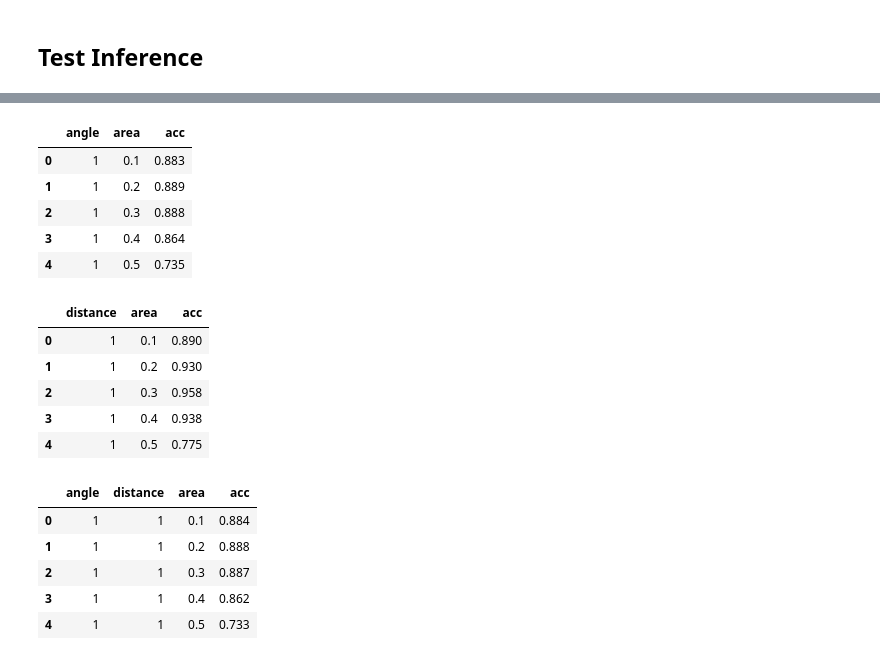
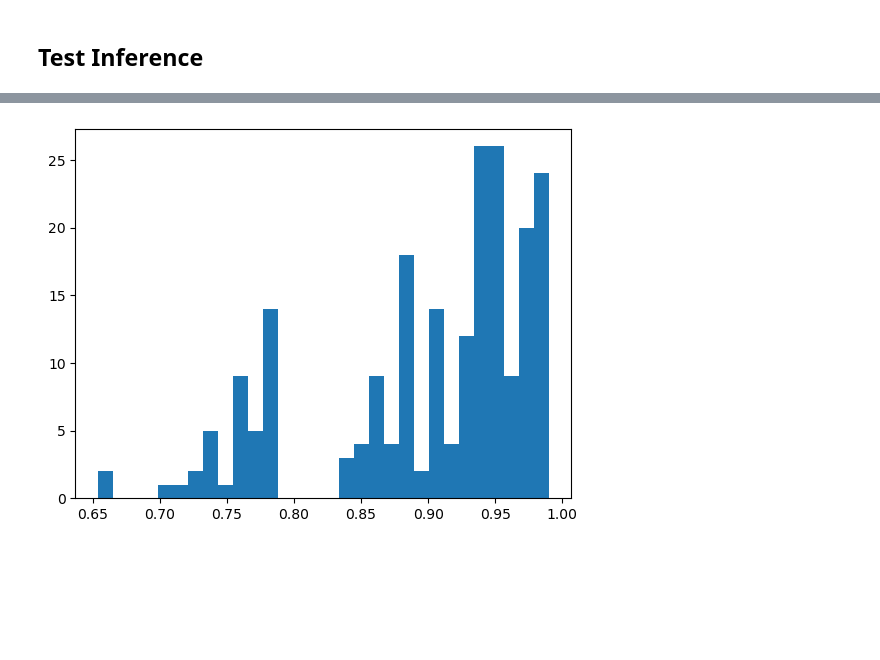
Before and after one commit to BeanHam/2024-spatial-data-integration, a Jupyter notebook: join_task/inference_results/heuristics.ipynb, the cells around one changed output, grey strips where cells are left out. Cells and saved outputs as stored; diff of their text form; code cells hidden in the pictures; blank space fills up the shorter version.

```diff
--- a/join_task/inference_results/heuristics.ipynb
+++ b/join_task/inference_results/heuristics.ipynb
@@ -315,5 +207,4 @@ accuracy=[]
 for a,d in combs:
     pred=(np.array(test['min_euc_dist'])>=d)&(np.array(test['min_angle'])<=a)
     accuracy.append([a,d,accuracy_score(test_gt, pred)])
-accuracy_comb1=pd.DataFrame(accuracy,columns=['angle','distance','acc'])
-accuracy_comb1.head()
+angle_distance=pd.DataFrame(accuracy,columns=['angle','distance','acc'])
@@ -334,15 +218,7 @@ accuracy=[]
 for a,m in combs:
     pred=(np.array(test['max_area'])>=m)&(np.array(test['min_angle'])<=a)
     accuracy.append([a,m,accuracy_score(test_gt, pred)])
-accuracy_comb2=pd.DataFrame(accuracy,columns=['angle','area','acc'])
-accuracy_comb2.head()
+angle_area=pd.DataFrame(accuracy,columns=['angle','area','acc'])
-# %% [output]
-|  | angle | area | acc |
-| 0 | 1 | 0.1 | 0.883 |
-| 1 | 1 | 0.2 | 0.889 |
-| 2 | 1 | 0.3 | 0.888 |
-| 3 | 1 | 0.4 | 0.864 |
-| 4 | 1 | 0.5 | 0.735 |
 # %%
 ## combination (dist, area)
 distances=[1,2,3,4,5]
@@ -353,15 +229,7 @@ accuracy=[]
 for d,m in combs:
     pred=(np.array(test['max_area'])>=m)&(np.array(test['min_euc_dist'])>=d)
     accuracy.append([d,m,accuracy_score(test_gt, pred)])
-accuracy_comb3=pd.DataFrame(accuracy,columns=['distance','area','acc'])
-accuracy_comb3.head()
+distance_area=pd.DataFrame(accuracy,columns=['distance','area','acc'])
-# %% [output]
-|  | distance | area | acc |
-| 0 | 1 | 0.1 | 0.890 |
-| 1 | 1 | 0.2 | 0.930 |
-| 2 | 1 | 0.3 | 0.958 |
-| 3 | 1 | 0.4 | 0.938 |
-| 4 | 1 | 0.5 | 0.775 |
 # %%
 ## all
 angles=[1,2,5,10,20]
@@ -374,11 +242,11 @@ for a,d,m in combs:
     pred=(np.array(test['min_euc_dist'])>=d)&(np.array(test['min_angle'])<=a)&(np.array(test['max_area'])>=m)
     accuracy.append([a,d,m,accuracy_score(test_gt, pred)])
 accuracy_all=pd.DataFrame(accuracy,columns=['angle','distance','area','acc'])
-accuracy_all.head()
-# %% [output]
-|  | angle | distance | area | acc |
-| 0 | 1 | 1 | 0.1 | 0.884 |
-| 1 | 1 | 1 | 0.2 | 0.888 |
-| 2 | 1 | 1 | 0.3 | 0.887 |
-| 3 | 1 | 1 | 0.4 | 0.862 |
-| 4 | 1 | 1 | 0.5 | 0.733 |
+# %%
+all_results=single_feature.acc.values.tolist()+angle_distance.acc.values.tolist()+angle_area.acc.values.tolist()+\
+            distance_area.acc.values.tolist()+accuracy_all.acc.values.tolist()
+# %%
+plt.hist(all_results, bins=30)
+pass
+# %% [output]
+[figure, added]
```
Also changed, not shown: parts of 14 cells of this notebook, 37 other files.
